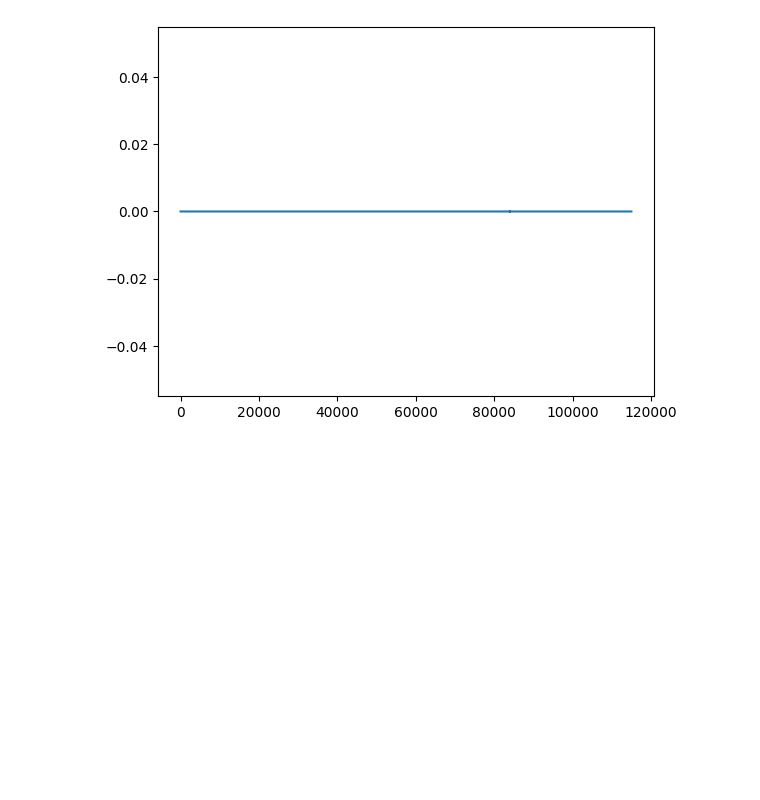
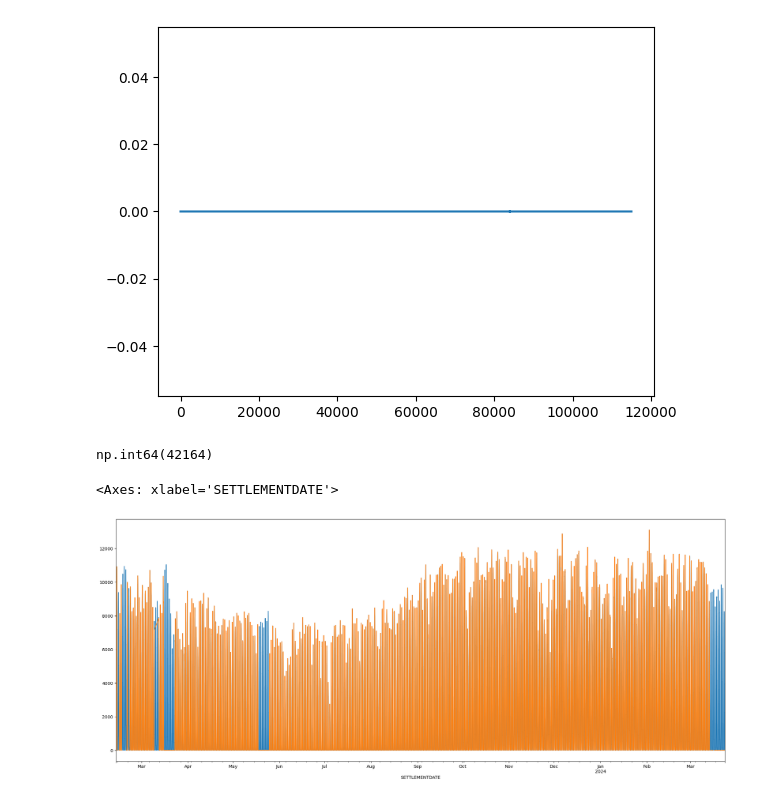
Before and after one commit to ulrich-oberhofer/Bachelor-s-Thesis, a Jupyter notebook: scripts/test_australian_data.ipynb, the cells around one changed output. Drawn from its saved outputs; the diff is of its cells as text; code cells hidden in the pictures; blank space fills up the shorter version.

```diff
--- a/scripts/test_australian_data.ipynb
+++ b/scripts/test_australian_data.ipynb
@@ -58,5 +60,17 @@ plt.plot(feat_AUS['Wind'].values - feat_input_actual['Wind_gen'].values)
 feat_input_actual = pd.read_pickle('../data/[feature_data]/AUS/input_actual.pkl')
 # %%
 feat_nemosis = feat_input_actual.loc['2023-02-12 00:05:00+10:00':'2024-03-24 00:00:00+10:00']#['MWFLOW']
+# %%
+feat_AUS.shape,feat_nemosis.shape
+(feat_AUS.iloc[20000:]==0).sum(axis=0)
+(feat_nemosis['ROOFTOP_PV_ACTUAL'].iloc[20000:]==0).sum(axis=0)
+# %% [output]
+np.int64(42164)
+# %%
+feat_nemosis['ROOFTOP_PV_ACTUAL'].plot(figsize = (25,10))
+feat_AUS['Solar (Rooftop)'].plot(figsize = (25,10))
+# %% [output]
+<Axes: xlabel='SETTLEMENTDATE'>
+[figure, added]
 # %%
 feat_AUS.columns,feat_nemosis.columns
```
Also changed, not shown: parts of 18 cells of this notebook, 1 other file.
